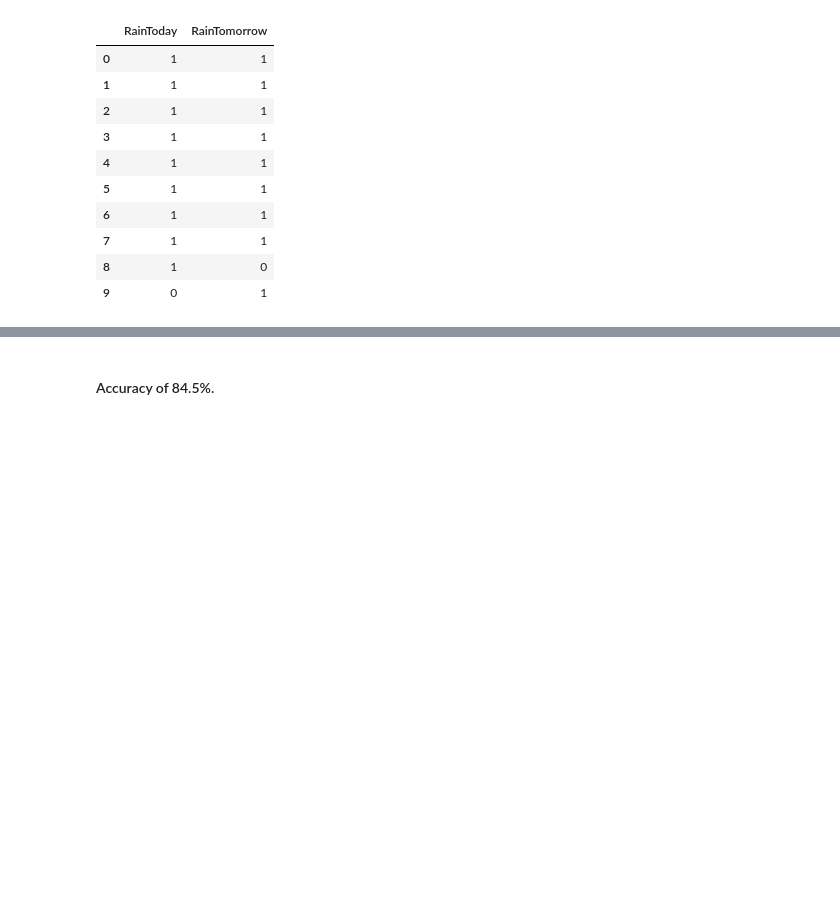
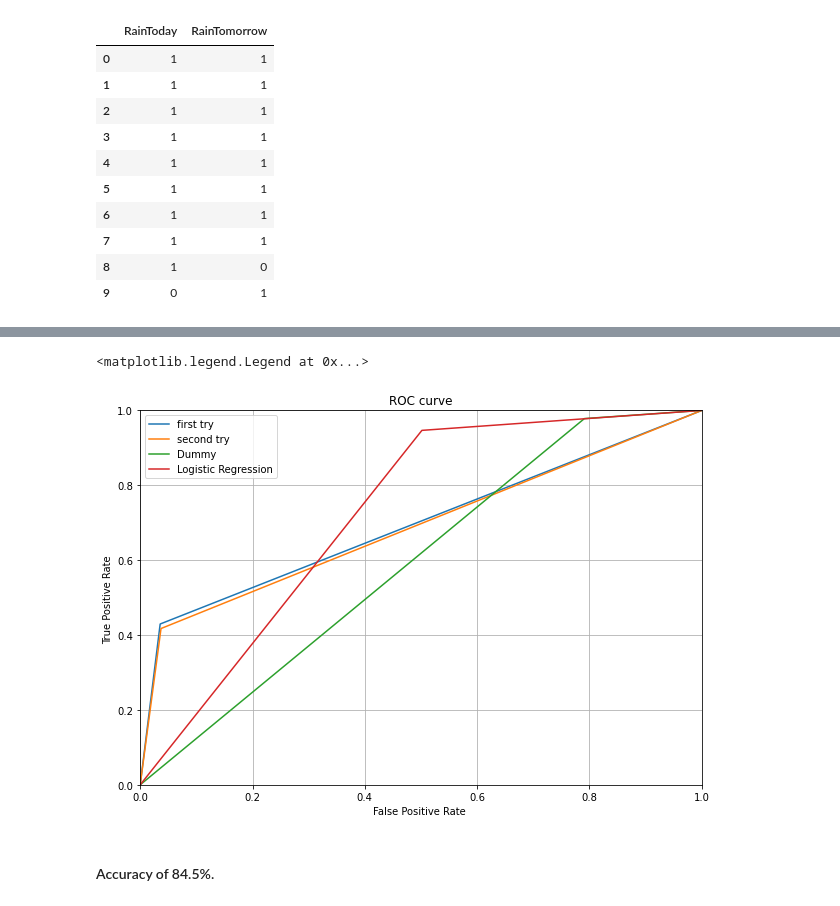
Before and after one commit to TumbleHood/data-science-intro, a Jupyter notebook: Classification.ipynb, the cells around one changed output, grey strips where cells are left out. Drawn from its saved outputs; the diff is of its cells as text; code cells hidden in the pictures; blank space fills up the shorter version.

```diff
--- a/Classification.ipynb
+++ b/Classification.ipynb
@@ -289,7 +304,7 @@ y = df["RainTomorrow"]
 X = df.drop(["RainTomorrow"], axis=1)
 # %%
 from sklearn.model_selection import train_test_split
-X_train, X_test, y_train, y_test = train_test_split(X, y, test_size = 0.50)
+X_train, X_test, y_train, y_test1 = train_test_split(X, y, test_size = 0.50)
 # %%
 from sklearn.preprocessing import StandardScaler
 scaler = StandardScaler()
@@ -519,4 +525,7 @@ print("Accuracy:",result2)
 # %%
 from sklearn.linear_model import LogisticRegression
-model = LogisticRegression()
+
+X_train, X_test, y_train, y_test4 = train_test_split(X, y, test_size = 0.50)
+
+model = LogisticRegression(max_iter=1000)
 model.fit(X_train, y_train)
@@ -523,3 +541,3 @@ model.fit(X_train, y_train)
 # %%
-y_pred = model.predict(X_test)
-y_pred
+y_pred4 = model.predict(X_test)
+y_pred4
@@ -530,2 +560,28 @@ model.predict_proba(X_test)
+# %%
+import matplotlib.pyplot as plt
+from sklearn.metrics import roc_curve
+
+fig = plt.figure()
+axes = fig.add_axes([0,0,1.3,1.3])
+
+fpr, tpr, thresholds = roc_curve(y_test1, y_pred1)
+plt.plot(fpr, tpr, label='first try')
+fpr, tpr, thresholds = roc_curve(y_test2, y_pred2)
+plt.plot(fpr, tpr, label='second try')
+fpr, tpr, thresholds = roc_curve(y_test3, y_pred3)
+plt.plot(fpr, tpr, label='Dummy')
+fpr, tpr, thresholds = roc_curve(y_test4, y_pred4)
+plt.plot(fpr, tpr, label='Logistic Regression')
+
+plt.xlim([0.0, 1.0])
+plt.ylim([0.0, 1.0])
+plt.title('ROC curve')
+plt.xlabel('False Positive Rate ')
+plt.ylabel('True Positive Rate ')
+plt.grid()
+plt.legend()
+# %% [output]
+<matplotlib.legend.Legend at 0x...>
+[figure, added]
 # %% [markdown]
 #### Accuracy of 84.5%.
```
Also changed, not shown: parts of 13 cells of this notebook, 1 other file.
